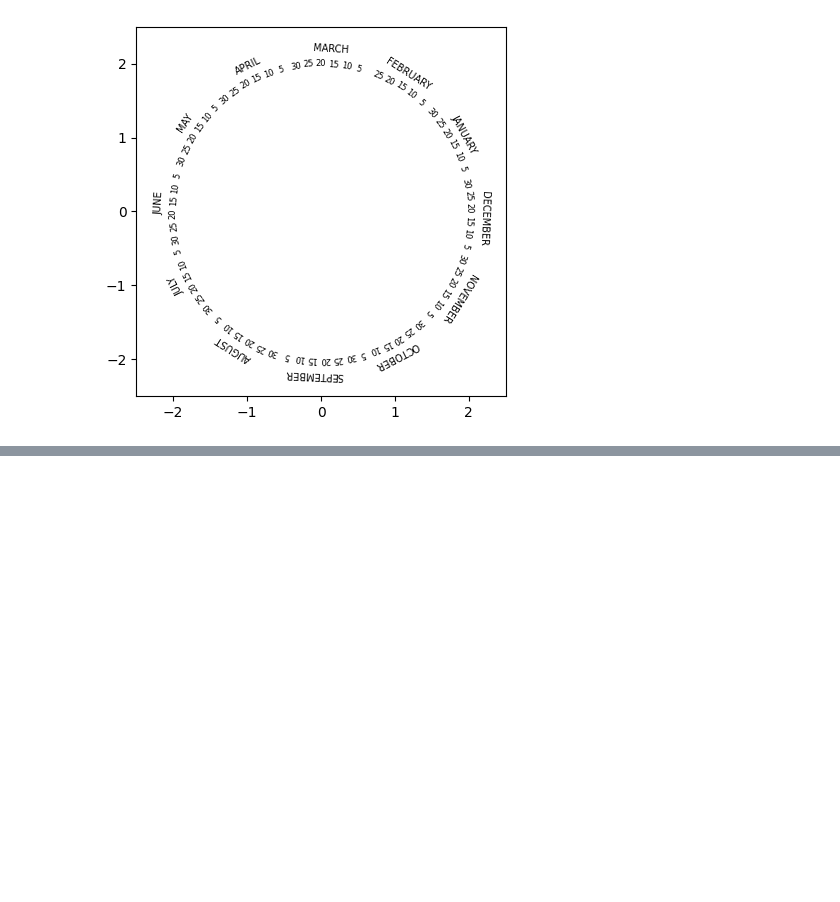
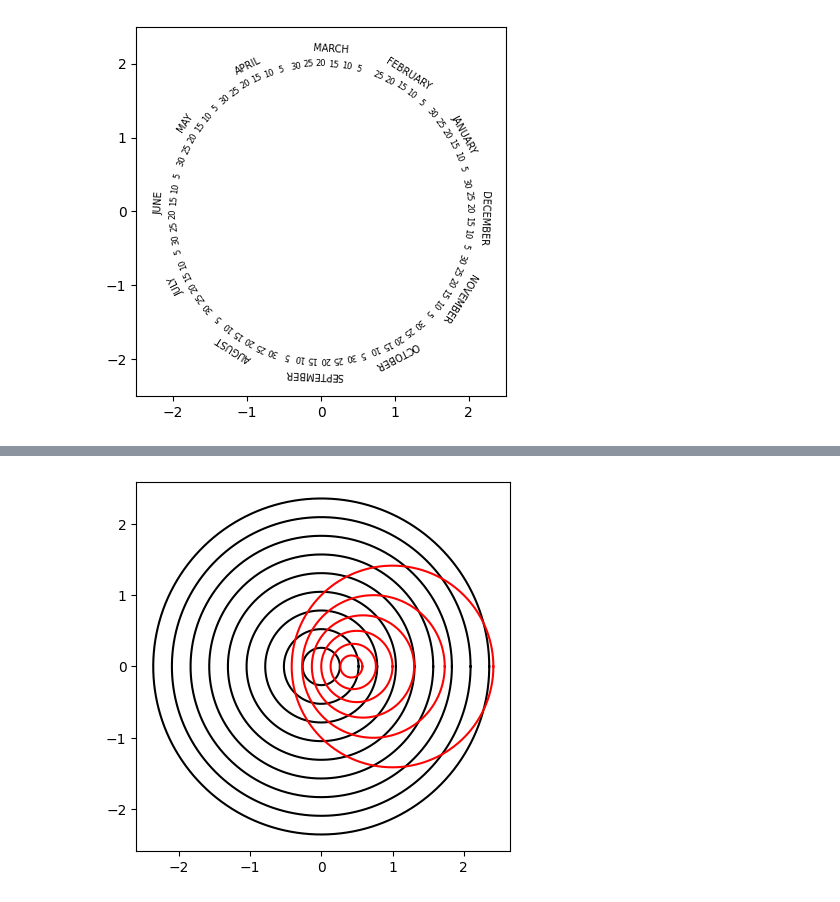
Before and after one commit to Giacomo-Menegatti/HARey_constellations_cards, a Jupyter notebook: astrolabe.ipynb, the cells around one changed output, grey strips where cells are left out. Cells and saved outputs as stored; diff of their text form; code cells hidden in the pictures; blank space fills up the shorter version.

```diff
--- a/astrolabe.ipynb
+++ b/astrolabe.ipynb
@@ -94,0 +123,6 @@ plt.plot()
+# %%
+from HARey_constellation_cards.astro_projection import stereographic_projection
+lat, long = np.random.randint(-90,90, size=5000), np.random.randint(-180,180, size=5000)
+lat0, long0 = 70, 0
+print(stereographic_projection(long0, lat0)(long, lat))
+print(stereo_centered(lat, long, lat0, long0))
@@ -94,0 +159,39 @@ plt.plot()
+# %%
+def azimutal_polar(lat, long):
+    lat, long = np.deg2rad(lat), np.deg2rad(long)
+    azimut_radius = np.pi/2-lat
+    return (azimut_radius*np.cos(long), azimut_radius*np.sin(long))
+
+def project_mask(lat, long, lat0, mode='azimuth'):
+    lat, long = np.deg2rad(lat), np.deg2rad(long)
+    lat0 = np.deg2rad(lat0)
+
+    # Rotate the spherical coordinates
+    x,y,z = sph2cart(long, lat)
+    X = np.dot(Ry(np.pi/2-lat0), np.array((x,y,z)))
+
+    if mode == 'azimuth':
+        lat, long = cart2sph(X)
+        azimut_radius = np.pi/2-lat
+        x, y = azimut_radius*np.cos(long), azimut_radius*np.sin(long)
+
+    elif mode == 'stereo':
+        x,y,z = X
+        x, y = x/(z+1), y/(z+1)
+
+    return x,y
+# %%
+fig, ax = plt.subplots()
+phi = np.linspace(0,360,1000)
+for theta in range(-45,90,15):
+    x,y = azimutal_polar(np.full(1000, theta), phi)
+    ax.plot(x,y, color='k')
+
+for theta in range(0,90,15):
+    x,y = project_mask(np.full(1000, theta), phi, 45, mode='stereo')
+    ax.plot(x,y, color='r')
+
+ax.set_aspect('equal')
+plt.show()
+# %% [output]
+[figure, added]
```
Also changed, not shown: parts of 5 cells of this notebook.
